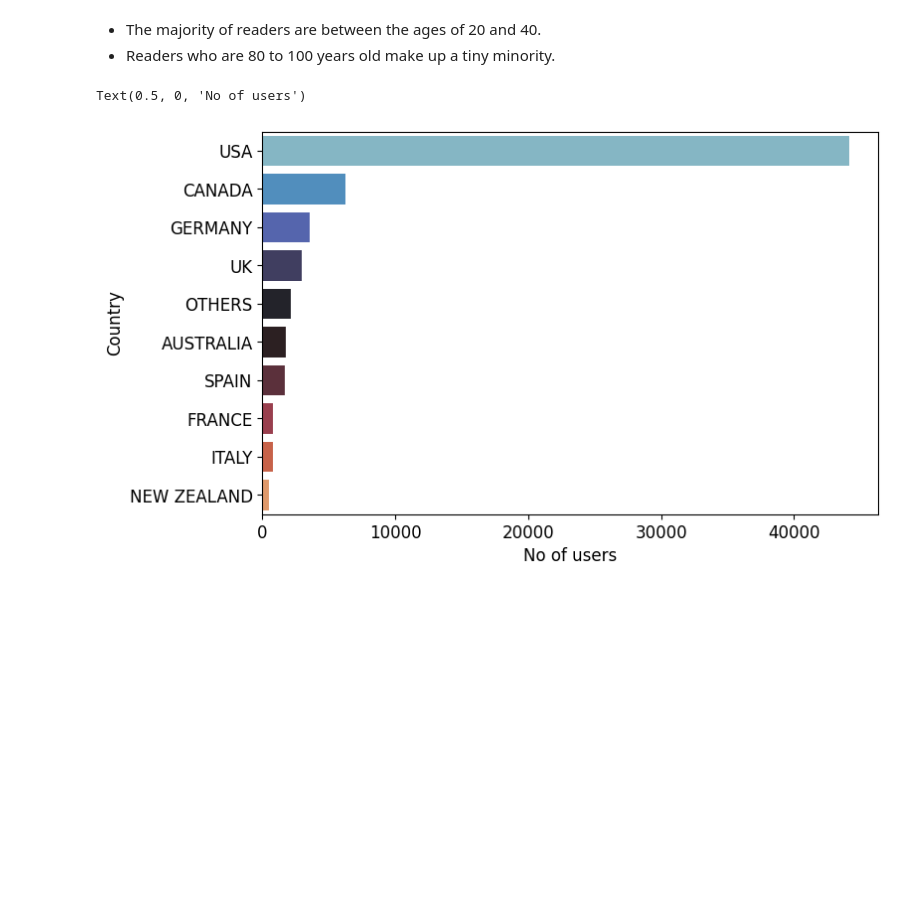
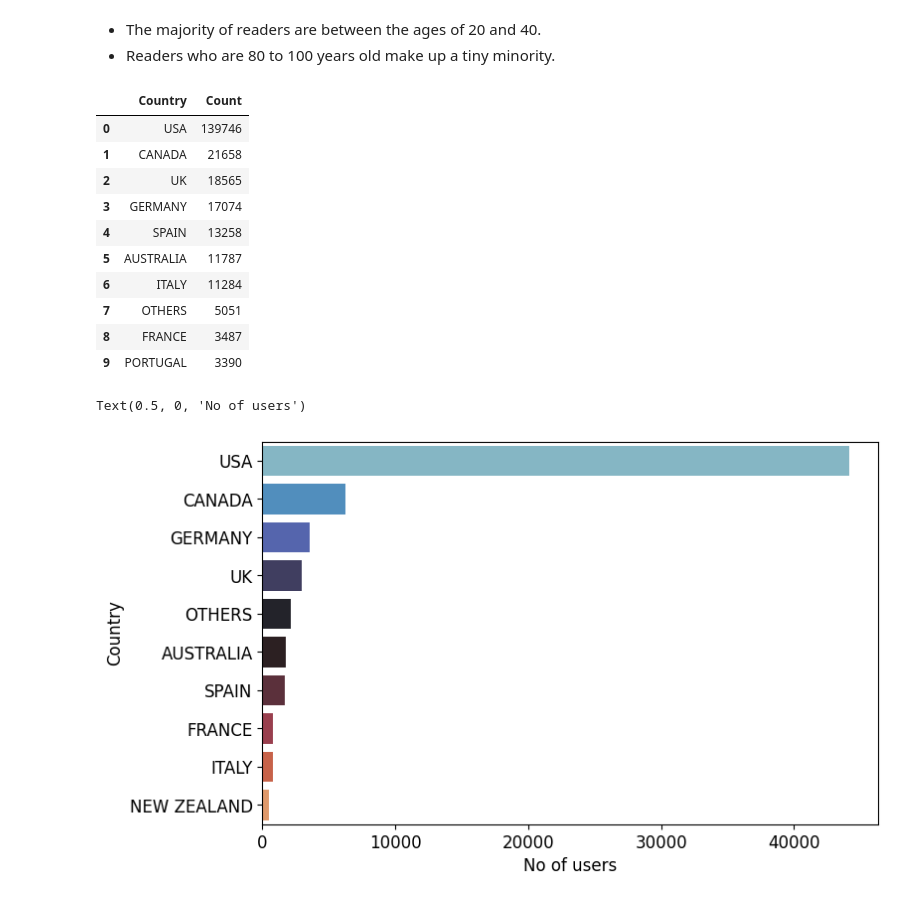
Before and after one commit to Ankita-chouhan-github/Book-Recommendation-System, a Jupyter notebook: Unsupervised_ML_Capstone_Project.ipynb, the cells around one changed output. Saved outputs shown, nothing was run; the diff lists cells and outputs as text; code cells hidden in the pictures; blank space fills up the shorter version.

```diff
--- a/Unsupervised_ML_Capstone_Project.ipynb
+++ b/Unsupervised_ML_Capstone_Project.ipynb
@@ -792,6 +806,23 @@ sns.distplot(age.Age)
 # %% [markdown]
 * The majority of readers are between the ages of 20 and 40.
 * Readers who are 80 to 100 years old make up a tiny minority.
+# %%
+#value counts of country
+countries=users['Country'].value_counts().reset_index().head(10)
+countries.rename(columns={'index':'Country','Country':'Count'},inplace=True)
+countries
+# %% [output]
+|  | Country | Count |
+| 0 | USA | 139746 |
+| 1 | CANADA | 21658 |
+| 2 | UK | 18565 |
+| 3 | GERMANY | 17074 |
+| 4 | SPAIN | 13258 |
+| 5 | AUSTRALIA | 11787 |
+| 6 | ITALY | 11284 |
+| 7 | OTHERS | 5051 |
+| 8 | FRANCE | 3487 |
+| 9 | PORTUGAL | 3390 |
 # %%
 # countries with most readers
 plt.figure(figsize=[8, 5])
```
Also changed, not shown: parts of 19 cells of this notebook.
